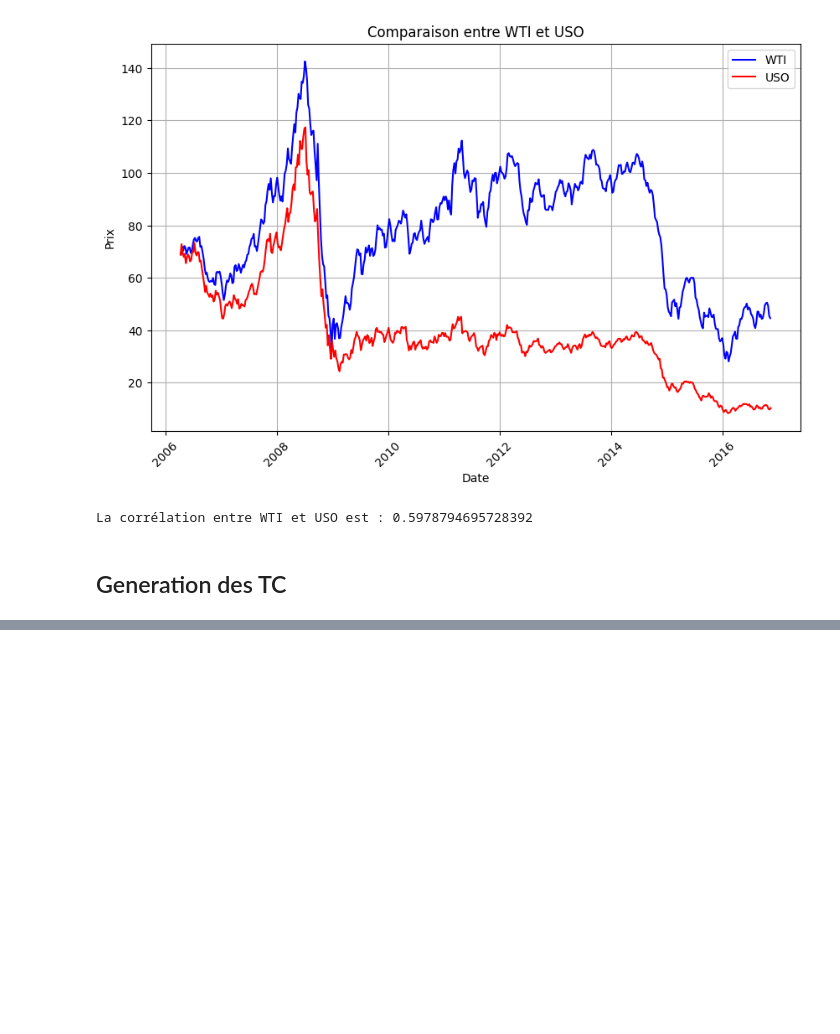
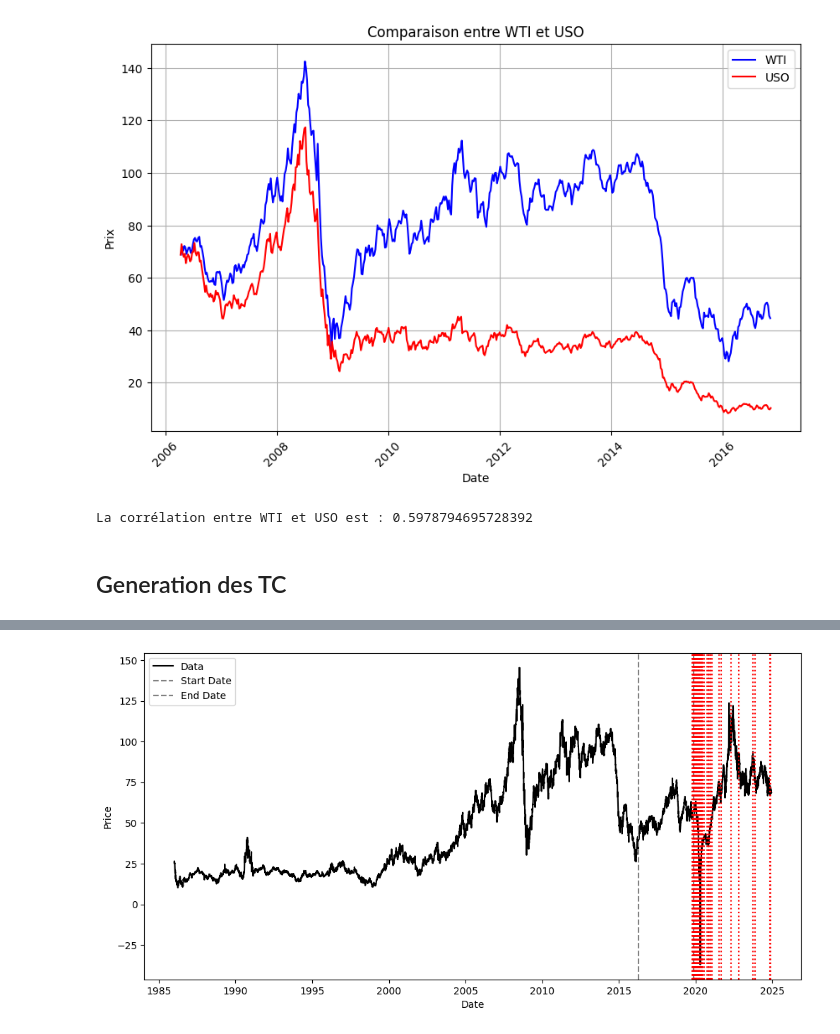
Before and after one commit to baptistedfr/Predicting-Oil-Price-Turning-Points, a Jupyter notebook: Etude_USO_WTI.ipynb, the cells around one changed output, grey strips where cells are left out. Saved outputs shown, nothing was run; the diff lists cells and outputs as text; code cells hidden in the pictures; blank space fills up the shorter version.

Commit message:
Merge Taboo + results

```diff
--- a/Etude_USO_WTI.ipynb
+++ b/Etude_USO_WTI.ipynb
@@ -109,0 +183,12 @@ fw_uso.visualize(best_results)
+# %%
+fw = Framework("daily")
+# On renseigne les dates du sample et l'optimiseur à utiliser
+optimizer = MPGA()
+results = fw.process("15/04/2016", "15/11/2019", optimizer)
+
+# On check la significativité des résultats
+best_results = fw.analyze(results)
+# On peut visualiser les résultats finaux
+fw.visualize(best_results)
+# %% [output]
+[figure, added]
```
Also changed, not shown: parts of 5 cells of this notebook, 15 other files.
